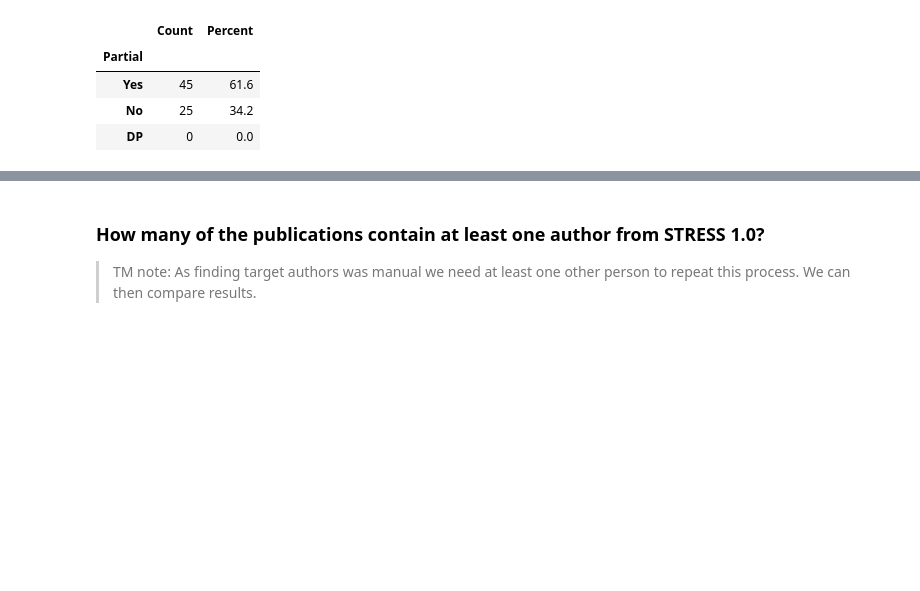
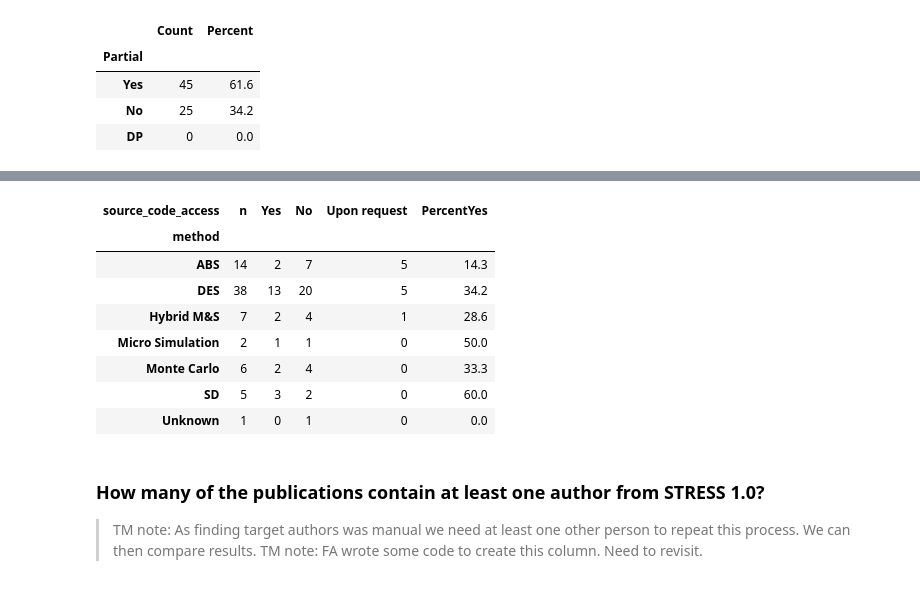
Before and after one commit to pythonhealthdatascience/stress_update, a Jupyter notebook: quarto_site/03_results/03_analysis.ipynb, the cells around one changed output, grey strips where cells are left out. Drawn from its saved outputs; the diff is of its cells as text; code cells hidden in the pictures; blank space fills up the shorter version.

Commit message:
feat(analysis): model available by method

```diff
--- a/quarto_site/03_results/03_analysis.ipynb
+++ b/quarto_site/03_results/03_analysis.ipynb
@@ -389,6 +417,52 @@ pd.DataFrame(empirical_studies["source_code_access"].value_counts(dropna=False))
+# %%
+def filter_to_used_column(data: pd.DataFrame) -> pd.DataFrame:
+    '''Pipeline helper: returns only the used column from the dataframe'''
+    return data['used']
+# %%
+def total_column_first(data: pd.DataFrame) -> pd.DataFrame:
+    '''Pipeline helper: returns df columns reordered to have overall/total
+    column appear first'''
+    sorted_columns = ['n', 'Yes', 'No', 'Upon request', 'PercentYes']
+    return data[sorted_columns]
+# %%
+def model_available_by_method(data: pd.DataFrame) -> pd.DataFrame:
+    '''
+    Tabularise if authors have made code available split by simulation
+    method
+    '''
+    table = (
+        data.groupby(by=['source_code_access', 'method'], observed=True)
+        .count()
+        .pivot_table(columns=['method'], index=['source_code_access'],
+                    observed=True)
+        .fillna(value=0)
+        .reset_index()
+        .set_index('source_code_access')
+        # drop all columns other than use
+        .pipe(filter_to_used_column)
+        .T.assign(n=lambda x: x.sum(axis=1),
+                  PercentYes=lambda x: x['Yes'] / x['n'] * 100)
+        .pipe(total_column_first)
+        .astype({'n':int, 'Yes': int, 'No': int, 'Upon request': int})
+    )
+    return table
+# %%
+df = model_available_by_method(empirical_studies)
+df.round(1)
+# %% [output]
+| source_code_access | n | Yes | No | Upon request | PercentYes |
+| method |  |  |  |  |  |
+| ABS | 14 | 2 | 7 | 5 | 14.3 |
+| DES | 38 | 13 | 20 | 5 | 34.2 |
+| Hybrid M&S | 7 | 2 | 4 | 1 | 28.6 |
+| Micro Simulation | 2 | 1 | 1 | 0 | 50.0 |
+| Monte Carlo | 6 | 2 | 4 | 0 | 33.3 |
+| SD | 5 | 3 | 2 | 0 | 60.0 |
+| Unknown | 1 | 0 | 1 | 0 | 0.0 |
 # %% [markdown]
 ### How many of the publications contain at least one author from STRESS 1.0?
 
 > TM note: As finding target authors was manual we need at least one other person to repeat this process. We can then compare results.
+> TM note: FA wrote some code to create this column. Need to revisit.
 # %%
 pd.DataFrame(empirical_studies['target_authors'].value_counts(dropna=False))
```
Also changed, not shown: parts of 8 cells of this notebook.
